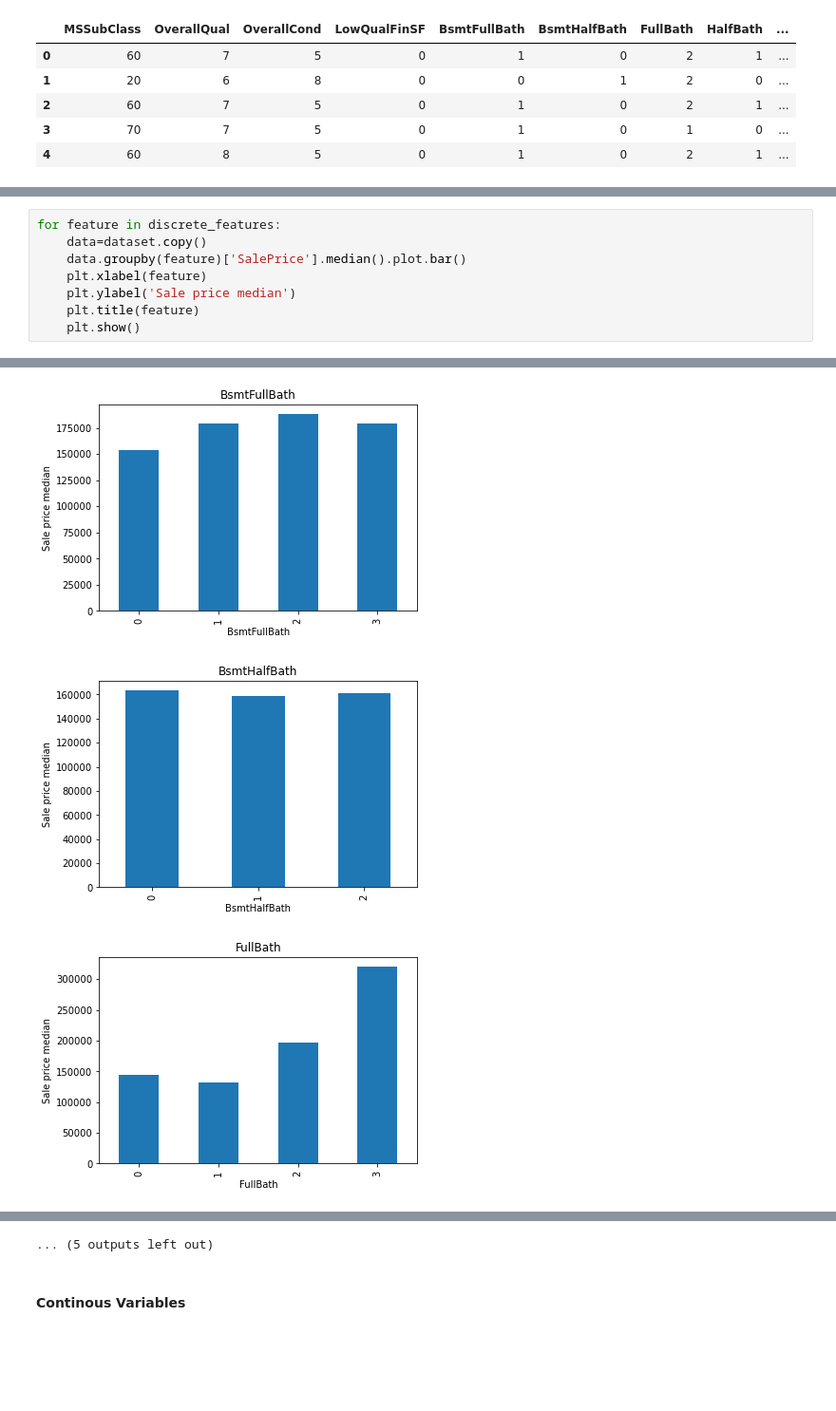
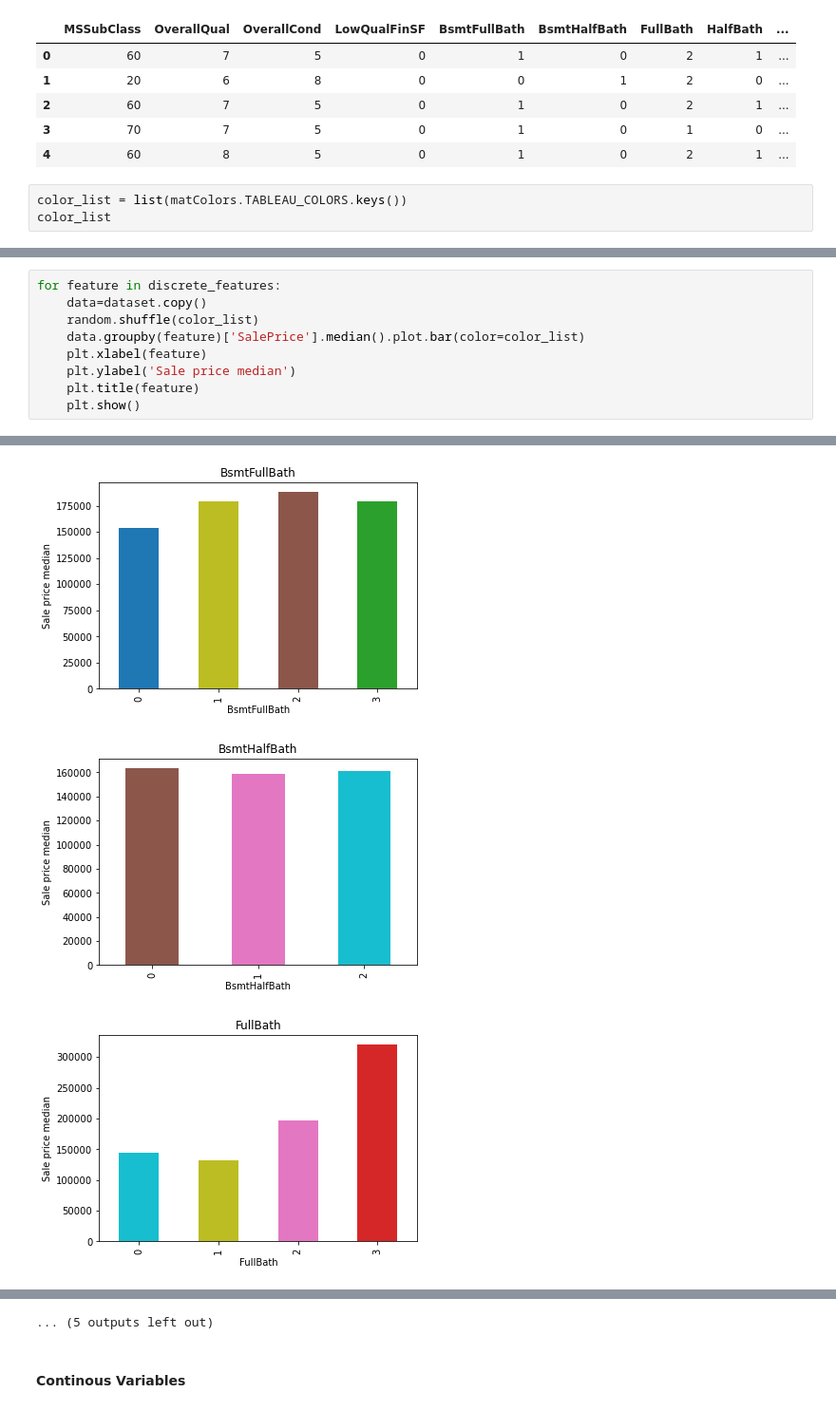
Before and after one commit to ZizZu94/house-prices, a Jupyter notebook: exploratory-data-analysis.ipynb, the cells around one changed output, grey strips where cells are left out. Shown at 95% size. Saved outputs shown, nothing was run; the diff lists cells and outputs as text; blank space fills up the shorter version.

```diff
--- a/exploratory-data-analysis.ipynb
+++ b/exploratory-data-analysis.ipynb
@@ -209,3 +212,6 @@ dataset[discrete_features].head()
 | 2 | 60 | 7 | 5 | 0 | 1 | 0 | 2 | 1 | ... |
 | 3 | 70 | 7 | 5 | 0 | 1 | 0 | 1 | 0 | ... |
 | 4 | 60 | 8 | 5 | 0 | 1 | 0 | 2 | 1 | ... |
+# %%
+color_list = list(matColors.TABLEAU_COLORS.keys())
+color_list
@@ -212,7 +229,8 @@ dataset[discrete_features].head()
 # %%
 for feature in discrete_features:
     data=dataset.copy()
-    data.groupby(feature)['SalePrice'].median().plot.bar()
+    random.shuffle(color_list)
+    data.groupby(feature)['SalePrice'].median().plot.bar(color=color_list)
     plt.xlabel(feature)
     plt.ylabel('Sale price median')
     plt.title(feature)
@@ -225,3 +243,3 @@ for feature in discrete_features:
-[figure, old version]
+[figure, new version]
-[figure, old version]
+[figure, new version]
-[figure, old version]
+[figure, new version]
```
Also changed, not shown: parts of 15 cells of this notebook.
